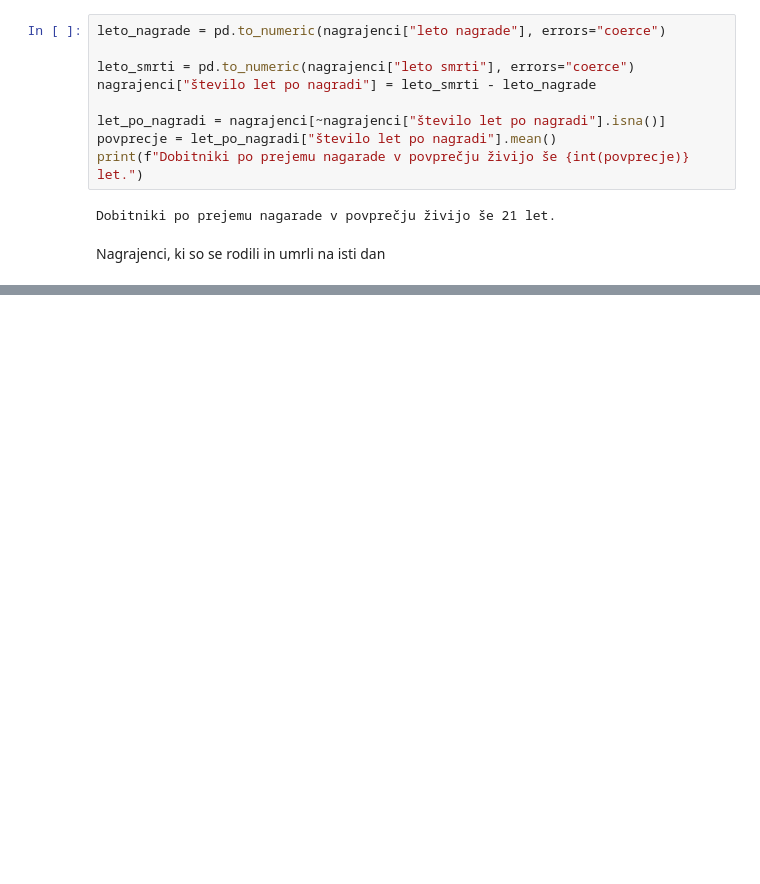
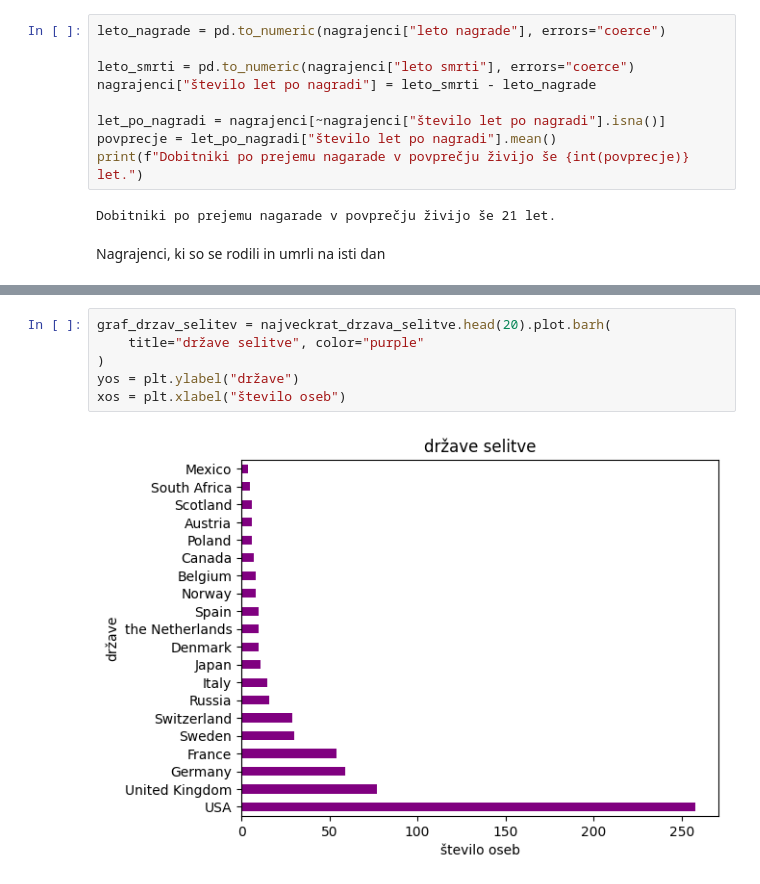
Before and after one commit to Tpajek1234/UVP-seminarska-naloga-nobelove-nagrade, a Jupyter notebook: nagrajenci_analiza.ipynb, the cells around one changed output, grey strips where cells are left out. Cells and saved outputs as stored; diff of their text form; blank space fills up the shorter version.

```diff
--- a/nagrajenci_analiza.ipynb
+++ b/nagrajenci_analiza.ipynb
@@ -170,0 +186,8 @@ drzave_graf = drzave_po_nagrajencih.head(30).plot.bar(
+# %%
+graf_drzav_selitev = najveckrat_drzava_selitve.head(20).plot.barh(
+    title="države selitve", color="purple"
+)
+yos = plt.ylabel("države")
+xos = plt.xlabel("število oseb")
+# %% [output]
+[figure, added]
```
Also changed, not shown: parts of 7 cells of this notebook.
